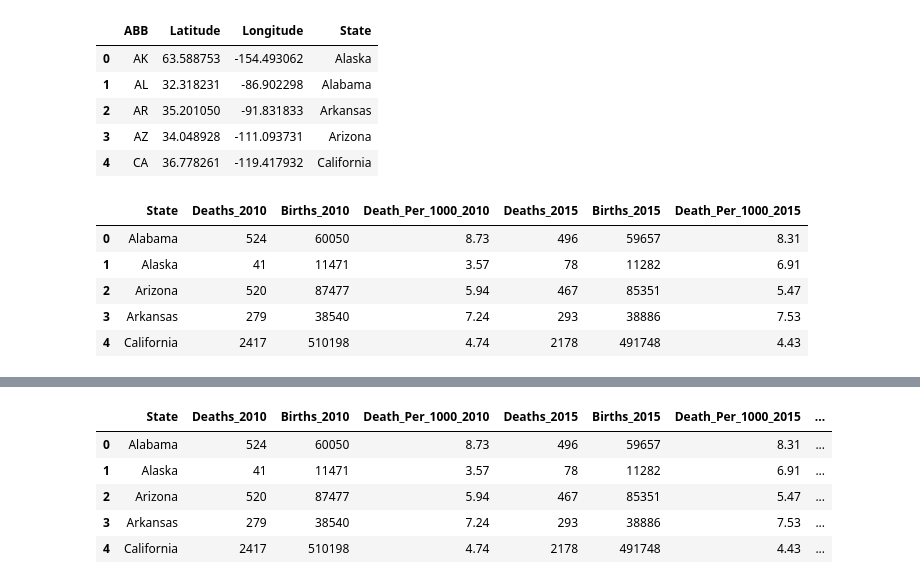
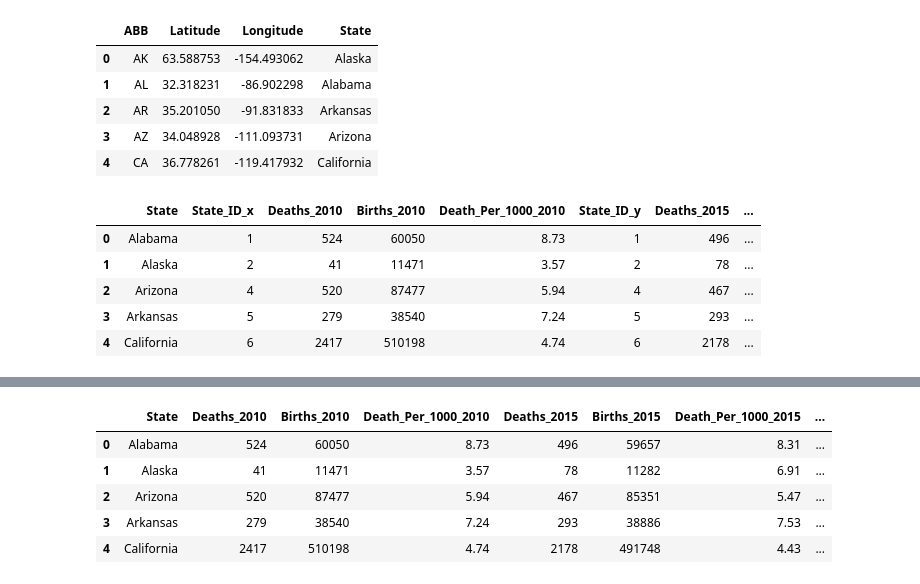
Before and after one commit to Sanjaye22/CU-BootCampProject-Two, a Jupyter notebook: Notebook/CU-BootCampProject_Two Notebook.ipynb, the cells around one changed output, grey strips where cells are left out. Drawn from its saved outputs; the diff is of its cells as text; code cells hidden in the pictures.

```diff
--- a/Notebook/CU-BootCampProject_Two Notebook.ipynb
+++ b/Notebook/CU-BootCampProject_Two Notebook.ipynb
@@ -90,9 +106,9 @@ newdf2010updated_df.head()
 # %%
-#path to CSV data
-file2 = "../Data/2015_infant_mortality.csv"
+# Path to file to read CSV data into pandas
+filestateinfant2 = "../Data/2015_infant_mortality.csv"
 
-# Read CSV data into pandas
-df2 = pd.read_csv(file2)
+# Read CSV data to create the 2015 states infants dataframe
+df2 = pd.read_csv(filestateinfant2)
 df2.head()
 # %% [output]
 |  | State | State,Code | Deaths | Births | Death | Rate |
@@ -101,3 +117,8 @@ df2.head()
 | 2 | Arizona | 4 | 467 | 85351 | 5.47 | NaN |
 | 3 | Arkansas | 5 | 293 | 38886 | 7.53 | NaN |
 | 4 | California | 6 | 2178 | 491748 | 4.43 | NaN |
+# %%
+# Cleaning 2015 States infants data
+stateinfant2015_df = df2.iloc[:,0:5]
+
+stateinfant2015_df.head()
@@ -103,0 +132,5 @@ df2.head()
+# %%
+# Renamed columns in 2015 state infants dataframe
+newstateinfant2015_df = stateinfant2015_df.rename(columns={"Deaths":"Deaths_2015", "Births":"Births_2015",
+                                                           "State,Code":"State_ID", "Death": "Death_Per_1000_2015"})
+newstateinfant2015_df.head()
@@ -104,6 +144,5 @@ df2.head()
 # %%
-newdf2015_df = df2[['State', 'Deaths', 'Births', 'Death']]
-newdf2015_df["State"] = newdf2015_df["State"].str.strip()
-newdf2015_df["State"] = newdf2015_df["State"].str.replace(",", " ")
-newdf2015_df.head()
+newstateinfant2015_df["State"] = newstateinfant2015_df["State"].str.strip()
+newstateinfant2015_df["State"] = newstateinfant2015_df["State"].str.replace(",", " ")
+newstateinfant2015_df.head()
 # %% [output]
@@ -148,14 +167,14 @@ latlong_df.head()
 | 3 | AZ | 34.048928 | -111.093731 | Arizona |
 | 4 | CA | 36.778261 | -119.417932 | California |
 # %%
-#merge 2010 and 2015 infant mortality data by on State column
-merged_df = pd.merge(newdf2010updated_df, newdf2015updated_df, how="outer", on="State")
+# Merge 2010 and 2015 states infant mortality data on State column
+merged_df = pd.merge(newstateinfant2010_df, newstateinfant2015_df, how="outer", on="State")
 merged_df.head()
 # %% [output]
-|  | State | Deaths_2010 | Births_2010 | Death_Per_1000_2010 | Deaths_2015 | Births_2015 | Death_Per_1000_2015 |
-| 0 | Alabama | 524 | 60050 | 8.73 | 496 | 59657 | 8.31 |
-| 1 | Alaska | 41 | 11471 | 3.57 | 78 | 11282 | 6.91 |
-| 2 | Arizona | 520 | 87477 | 5.94 | 467 | 85351 | 5.47 |
-| 3 | Arkansas | 279 | 38540 | 7.24 | 293 | 38886 | 7.53 |
-| 4 | California | 2417 | 510198 | 4.74 | 2178 | 491748 | 4.43 |
+|  | State | State_ID_x | Deaths_2010 | Births_2010 | Death_Per_1000_2010 | State_ID_y | Deaths_2015 | ... |
+| 0 | Alabama | 1 | 524 | 60050 | 8.73 | 1 | 496 | ... |
+| 1 | Alaska | 2 | 41 | 11471 | 3.57 | 2 | 78 | ... |
+| 2 | Arizona | 4 | 520 | 87477 | 5.94 | 4 | 467 | ... |
+| 3 | Arkansas | 5 | 279 | 38540 | 7.24 | 5 | 293 | ... |
+| 4 | California | 6 | 2417 | 510198 | 4.74 | 6 | 2178 | ... |
 # %%
```
Also changed, not shown: parts of 27 cells of this notebook, 3 other files.
